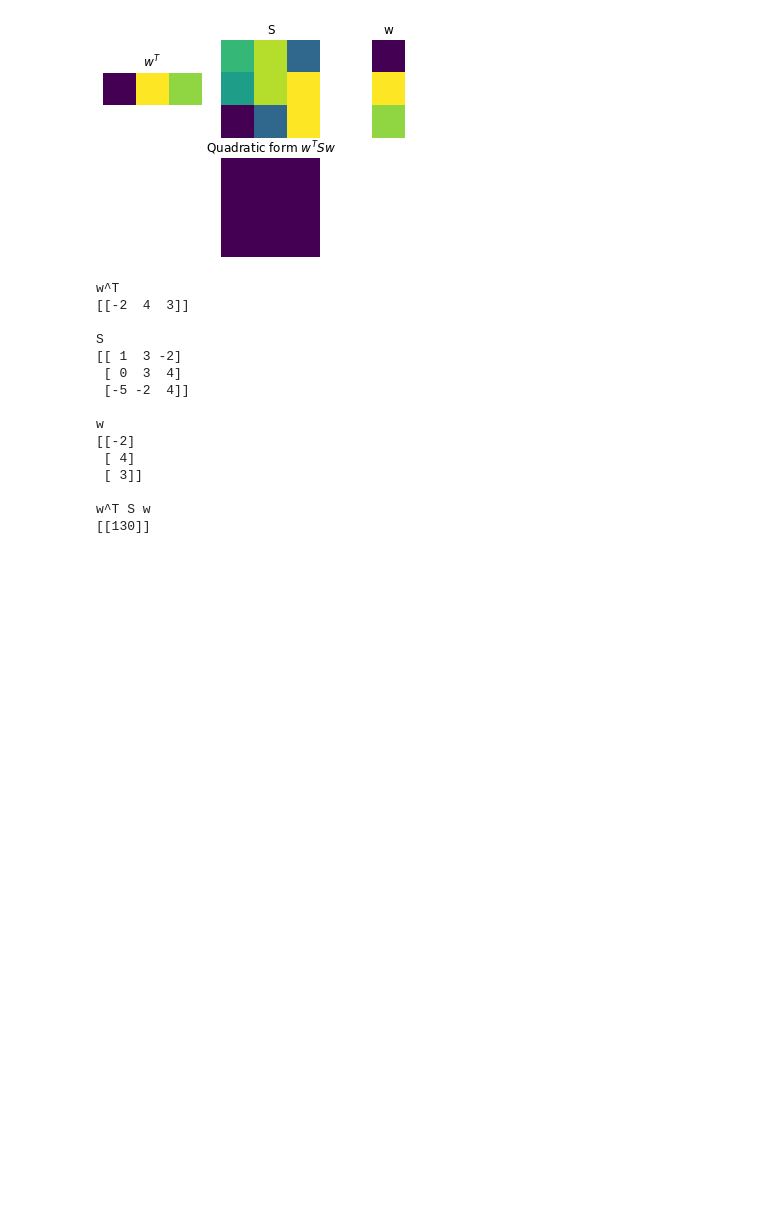
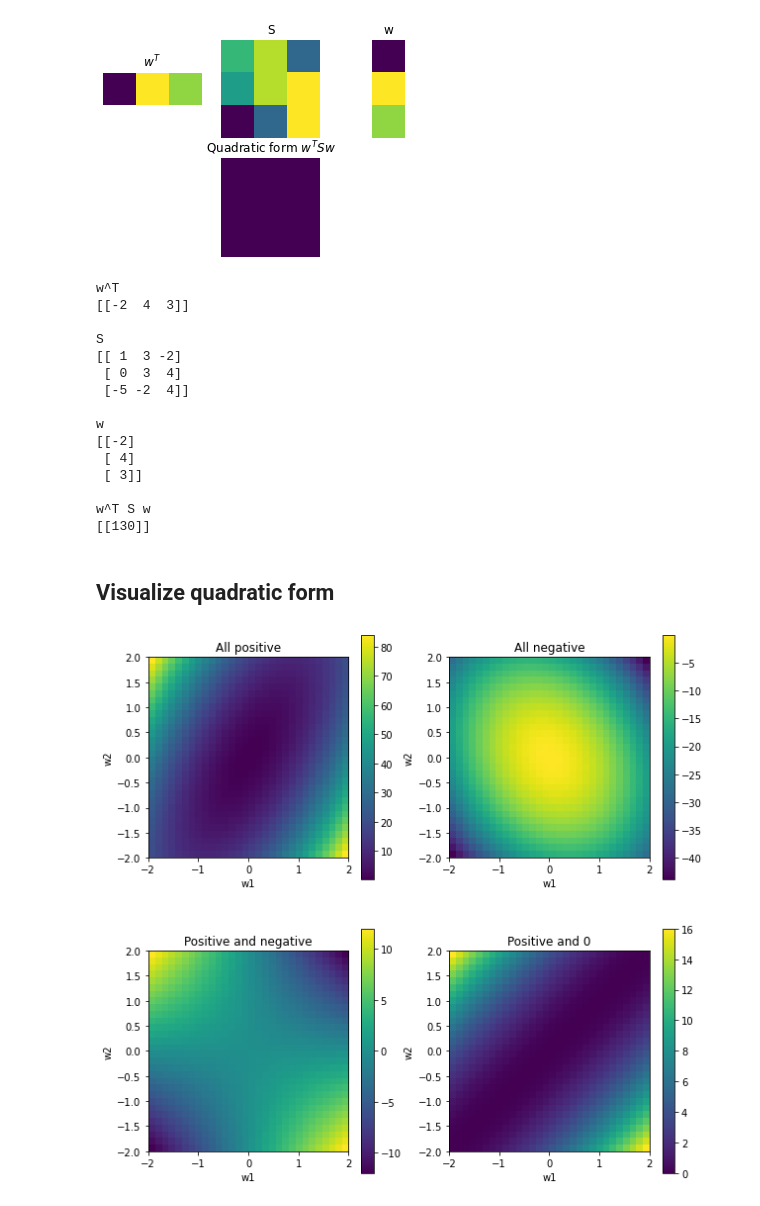
Before and after one commit to yukikitayama/machine-learning, a Jupyter notebook: math/quadratic_form.ipynb, the cells around one changed output. Drawn from its saved outputs; the diff is of its cells as text; code cells hidden in the pictures; blank space fills up the shorter version.

Commit message:
reviewing quadratic form

```diff
--- a/math/quadratic_form.ipynb
+++ b/math/quadratic_form.ipynb
@@ -202,3 +202,70 @@ w
 
 w^T S w
 [[130]]
+# %% [markdown]
+## Visualize quadratic form
+# %%
+# Make several S matrices
+k = 4
+# S = np.zeros((4, ), dtype=np.object)
+S = [None] * k
+S[0] = np.array([
+    [4, 4],
+    [4, 9]
+])
+S[1] = np.array([
+    [-4, -1],
+    [3, -5]
+])
+S[2] = np.array([
+    [0, 1],
+    [2, 0]
+])
+S[3] = np.array([
+    [1, 1],
+    [1, 1]
+])
+
+# Make w vector
+n = 30
+w_range = np.linspace(-2, 2, n)
+
+# Compute quadratic form
+plt.figure(figsize=(10, 10))
+qf = np.zeros((n, n))
+for i in range(k):
+
+    # Each w inpute
+    for w1 in range(n):
+        for w2 in range(n):
+
+            # Make a current column vector w
+            w = np.array([
+                [w_range[w1]],
+                [w_range[w2]]
+            ])
+
+            # Compute QR
+            qf[w1, w2] = w.T @ S[i] @ w
+
+    plt.subplot(2, 2, i + 1)
+    plt.imshow(
+        qf,
+        extent=[w_range[0], w_range[-1], w_range[0], w_range[-1]]
+    )
+    plt.colorbar()
+    plt.xlabel('w1')
+    plt.ylabel('w2')
+
+    if i == 0:
+        plt.title('All positive')
+    elif i == 1:
+        plt.title('All negative')
+    elif i == 2:
+        plt.title('Positive and negative')
+    elif i == 3:
+        plt.title('Positive and 0')
+
+plt.show()
+# %% [output]
+[figure, added]
```
Also changed, not shown: parts of 6 cells of this notebook.
